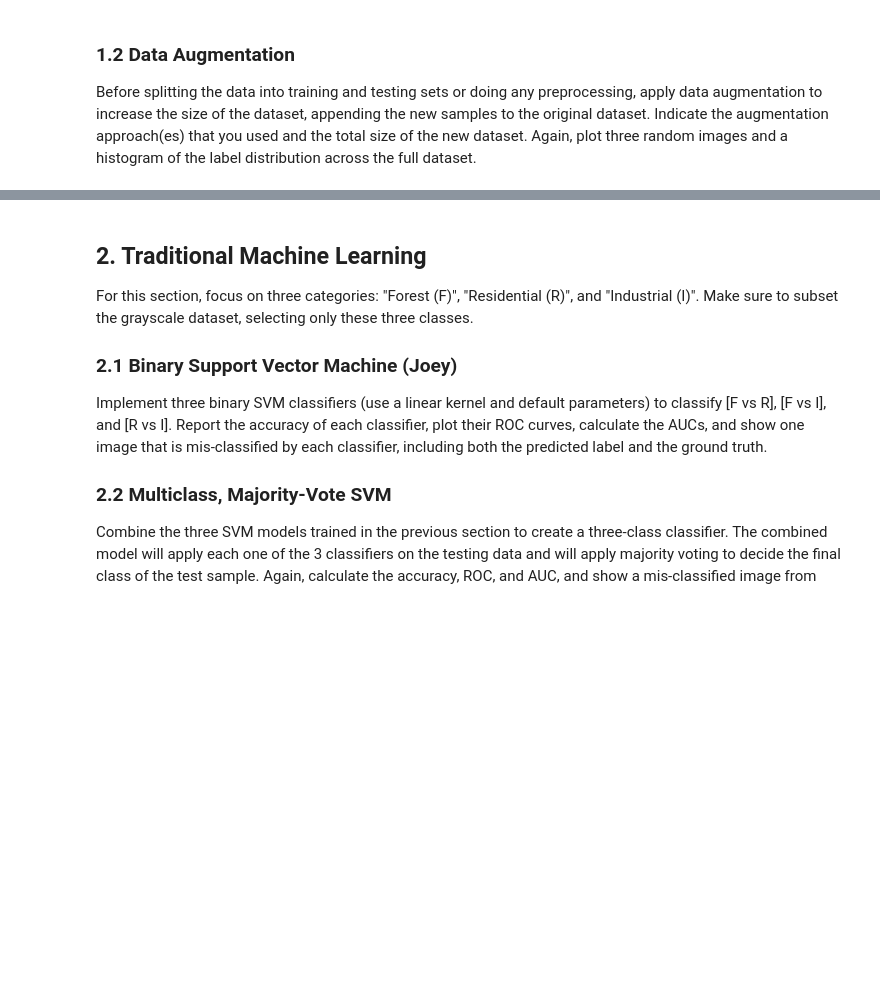
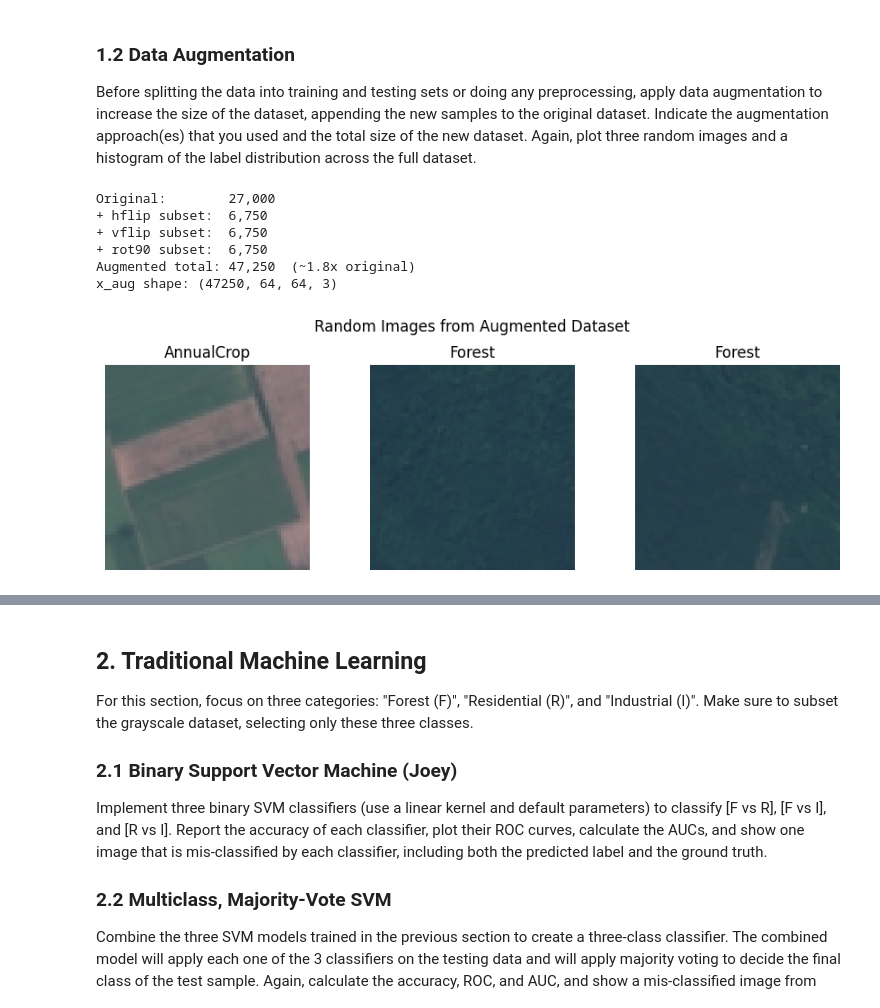
Before and after one commit to kakumanus/musa-650-spring2026, a Jupyter notebook: assignments/eurosat.ipynb, the cells around one changed output, grey strips where cells are left out. Cells and saved outputs as stored; diff of their text form; code cells hidden in the pictures; blank space fills up the shorter version.

Commit message:
Data augmentation

```diff
--- a/assignments/eurosat.ipynb
+++ b/assignments/eurosat.ipynb
@@ -204,3 +204,48 @@ y_test:       (10800,)
 ### 1.2 Data Augmentation
 
 Before splitting the data into training and testing sets or doing any preprocessing, apply data augmentation to increase the size of the dataset, appending the new samples to the original dataset. Indicate the augmentation approach(es) that you used and the total size of the new dataset. Again, plot three random images and a histogram of the label distribution across the full dataset.
+# %%
+# augmentation: three separate subsets, each with a different transform
+rng = np.random.default_rng(42)
+
+# shuffle and split into 3 subsets of 25% each
+shuffled = rng.permutation(len(x))
+n_sub = int(len(x) * 0.25)
+
+hflip_idx = shuffled[:n_sub]
+vflip_idx  = shuffled[n_sub:2 * n_sub]
+rot90_idx  = shuffled[2 * n_sub:3 * n_sub]
+
+x_hflip = np.flip(x[hflip_idx], axis=2)
+x_vflip = np.flip(x[vflip_idx], axis=1)
+x_rot90 = np.rot90(x[rot90_idx], k=1, axes=(1, 2))
+
+x_aug = np.concatenate([x, x_hflip, x_vflip, x_rot90], axis=0)
+y_aug = np.concatenate([y, y[hflip_idx], y[vflip_idx], y[rot90_idx]], axis=0)
+
+print(f"Original:        {len(x):,}")
+print(f"+ hflip subset:  {len(x_hflip):,}")
+print(f"+ vflip subset:  {len(x_vflip):,}")
+print(f"+ rot90 subset:  {len(x_rot90):,}")
+print(f"Augmented total: {len(x_aug):,}  (~{len(x_aug)/len(x):.1f}x original)")
+print(f"x_aug shape: {x_aug.shape}")
+# %% [output]
+Original:        27,000
++ hflip subset:  6,750
++ vflip subset:  6,750
++ rot90 subset:  6,750
+Augmented total: 47,250  (~1.8x original)
+x_aug shape: (47250, 64, 64, 3)
+# %%
+# plot 3 random images from augmented dataset
+fig, axes = plt.subplots(1, 3, figsize=(9, 3))
+rand_idx = np.random.choice(len(x_aug), 3, replace=False)
+for i, idx in enumerate(rand_idx):
+    axes[i].imshow(x_aug[idx])
+    axes[i].set_title(class_names[y_aug[idx]])
+    axes[i].axis("off")
+plt.suptitle("Random Images from Augmented Dataset")
+plt.tight_layout()
+plt.show()
+# %% [output]
+[figure, added]
```
Also changed, not shown: parts of 6 cells of this notebook.
